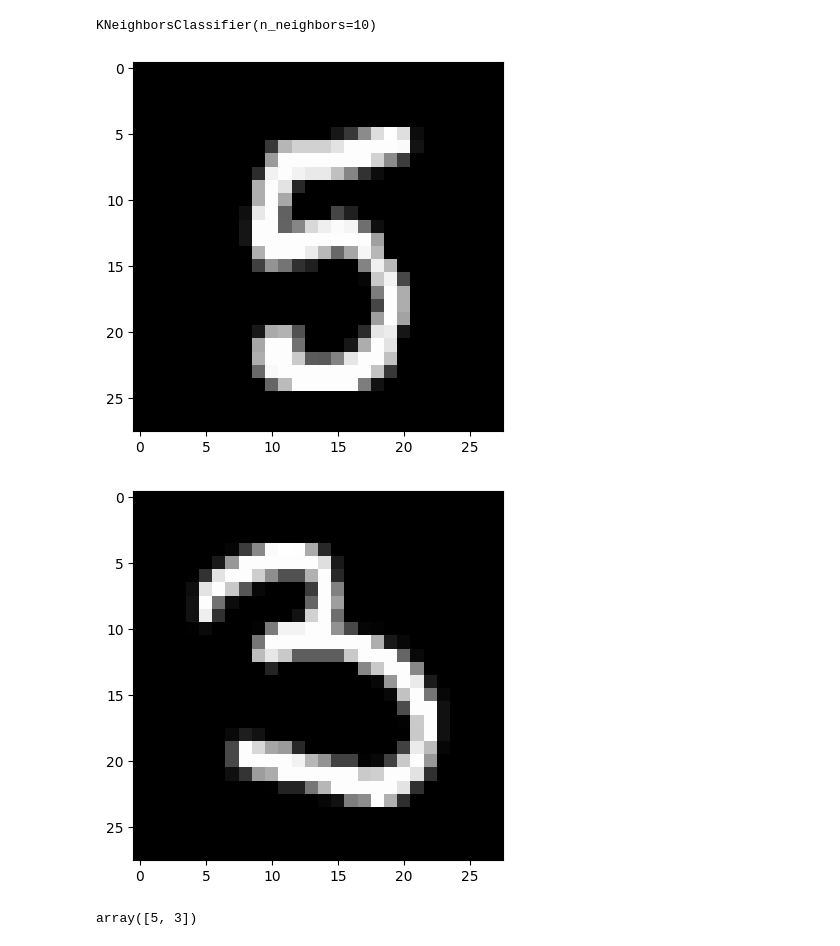
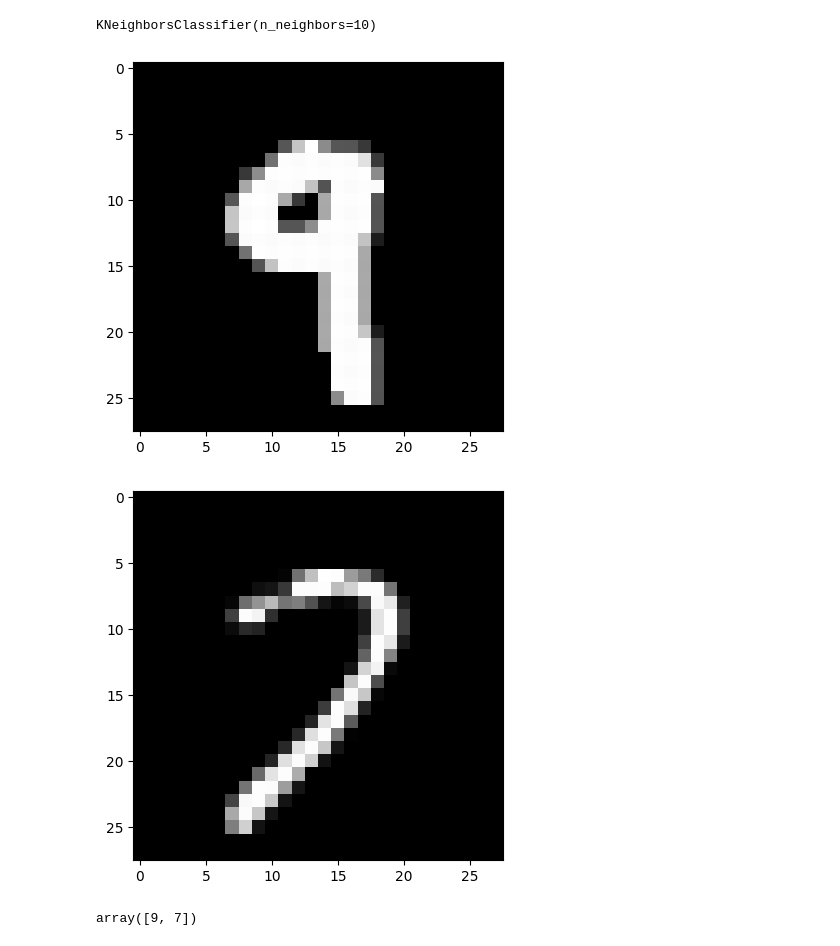
Before and after one commit to kruthikakkamgari/NxtWave_ML, a Jupyter notebook: Copy_of_Hands_On_Scikit_learn.ipynb, the cells around one changed output. Cells and saved outputs as stored; diff of their text form; code cells hidden in the pictures.

```diff
--- a/Copy_of_Hands_On_Scikit_learn.ipynb
+++ b/Copy_of_Hands_On_Scikit_learn.ipynb
@@ -183,10 +191,10 @@ def visualise(image_df):
     plt.show()
 # %%
 #Prediction
-visualise(test_X_df.loc[10])
-visualise( test_X_df.loc[16])
-clf.predict([test_X_df.loc[10], test_X_df.loc[16]])
+visualise(test_X_df.loc[18])
+visualise( test_X_df.loc[11])
+clf.predict([test_X_df.loc[18], test_X_df.loc[11]])
 # %% [output]
-[figure, old version]
+[figure, new version]
-[figure, old version]
+[figure, new version]
-array([5, 3])
+array([9, 7])
```
Also changed, not shown: parts of 4 cells of this notebook.
